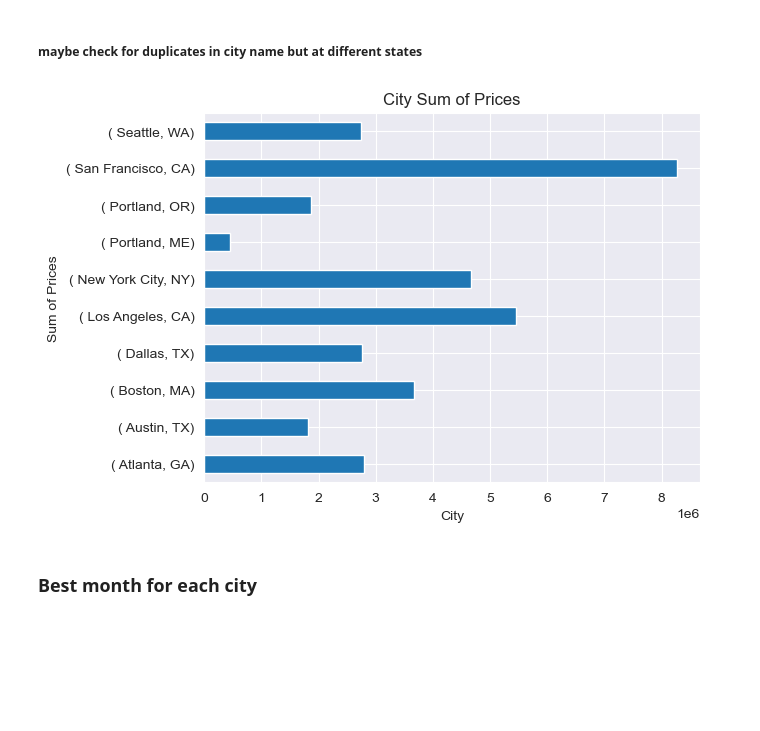
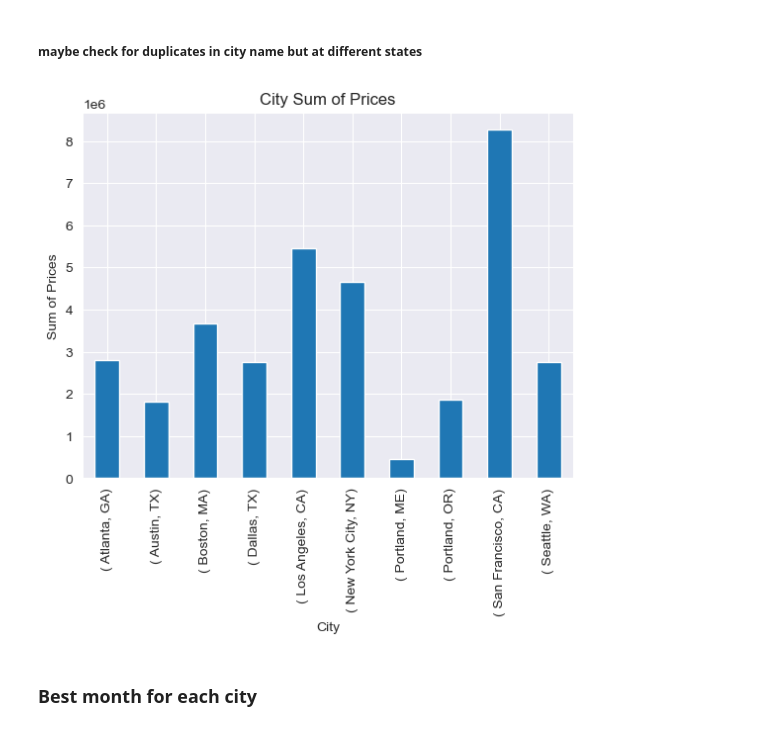
Before and after one commit to wp225/Data_Science_Practice, a Jupyter notebook: SalesAnalysis/sales_analysis.ipynb, the cells around one changed output. Cells and saved outputs as stored; diff of their text form; code cells hidden in the pictures; blank space fills up the shorter version.

Commit message:
sales analysis day3

```diff
--- a/SalesAnalysis/sales_analysis.ipynb
+++ b/SalesAnalysis/sales_analysis.ipynb
@@ -128,0 +131,4 @@ array(['NY', 'CA', 'GA', 'OR', 'TX', 'MA', 'ME', 'WA'], dtype=object)
+# %%
+sales_data['Time']= sales_data['Order Date'].apply(lambda x:x.split(' ')[1])
+sales_data['Time']= sales_data['Time'].apply(lambda x:x.split(':')[0])
+sales_data.head(5)['Time']
@@ -194,13 +208,13 @@ plt.show()
 ##### maybe check for duplicates in city name but at different states
 # %%
 city_sales = sales_data.groupby([sales_data['City'],sales_data['State']])['Total Sales'].sum()
-city_sales.plot(kind='barh', legend=False)
+city_sales.plot(kind='bar', legend=False)
 plt.xlabel('City')
 plt.ylabel('Sum of Prices')
 plt.title('City Sum of Prices')
 plt.show()
 # %% [output]
-[figure, old version]
+[figure, new version]
 # %% [markdown]
  ### Best month for each city
 # %%
```
Also changed, not shown: parts of 14 cells of this notebook.
